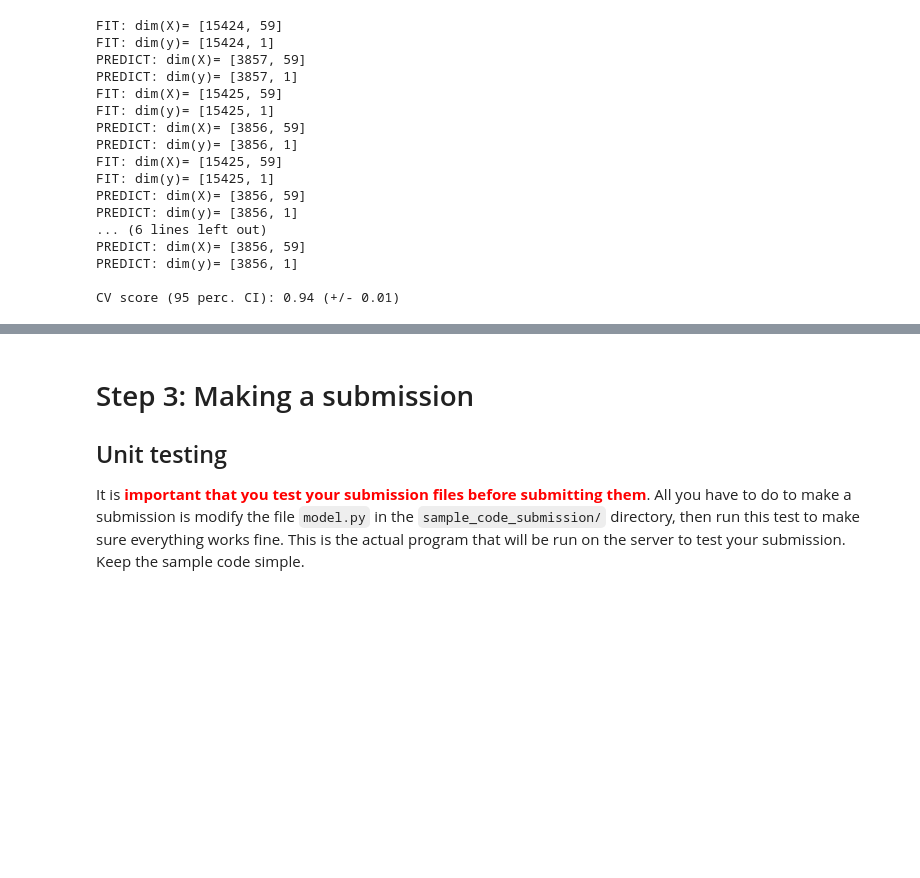
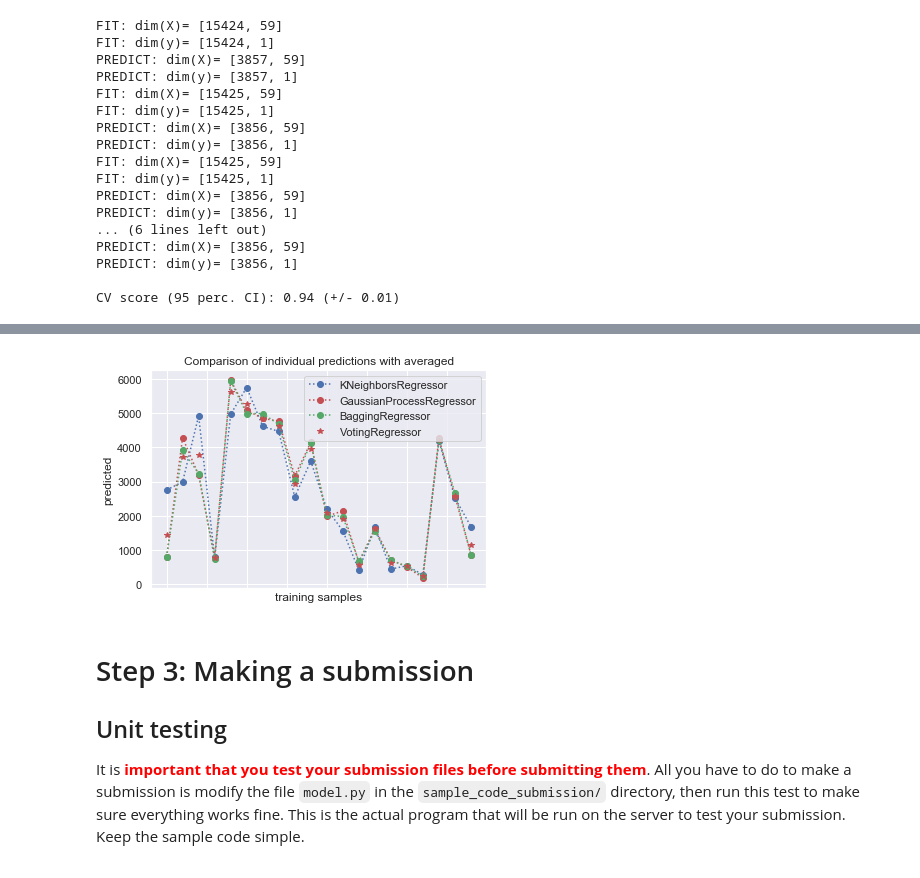
Before and after one commit to Fanoa/Taxi, a Jupyter notebook: starting_kit/README_Model.ipynb, the cells around one changed output, grey strips where cells are left out. Saved outputs shown, nothing was run; the diff lists cells and outputs as text; code cells hidden in the pictures; blank space fills up the shorter version.

```diff
--- a/starting_kit/README_Model.ipynb
+++ b/starting_kit/README_Model.ipynb
@@ -519,3 +524,32 @@ Meilleure config:  BaggingRegressor(base_estimator=None, bootstrap=True, bootstr
+# %%
+from sklearn.ensemble import VotingRegressor
+model1 = KNeighborsRegressor()
+model2 = GaussianProcessRegressor()
+model3 = BaggingRegressor(base_estimator=None, bootstrap=True, bootstrap_features=False,
+                 max_features=1.0, max_samples=1.0, n_estimators=300, n_jobs=10,
+                 oob_score=False, random_state=50, verbose=0, warm_start=False)
+ereg = VotingRegressor(estimators=[('kn', model1), ('gp', model2), ('b', model3)])
+# %%
+model1.fit(X_valid, Y_valid)
+model2.fit(X_valid, Y_valid)
+model3.fit(X_valid, Y_valid)
+ereg.fit(X_valid, Y_valid)
+
+XHead = X_valid[:20]
+
+plt.figure()
+plt.plot(model1.predict(XHead), 'ob:', label='KNeighborsRegressor')
+plt.plot(model2.predict(XHead), 'or:', label='GaussianProcessRegressor')
+plt.plot(model3.predict(XHead), 'og:', label='BaggingRegressor')
+plt.plot(ereg.predict(XHead), 'r*', label='VotingRegressor')
+plt.tick_params(axis='x', which='both', bottom=False, top=False, labelbottom=False)
+plt.ylabel('predicted')
+plt.xlabel('training samples')
+plt.legend(loc="best")
+plt.title('Comparison of individual predictions with averaged')
+plt.show()
+# %% [output]
+[figure, added]
 # %% [markdown]
 <div>
 <h1> Step 3: Making a submission </h1>
```
Also changed, not shown: parts of 12 cells of this notebook.
